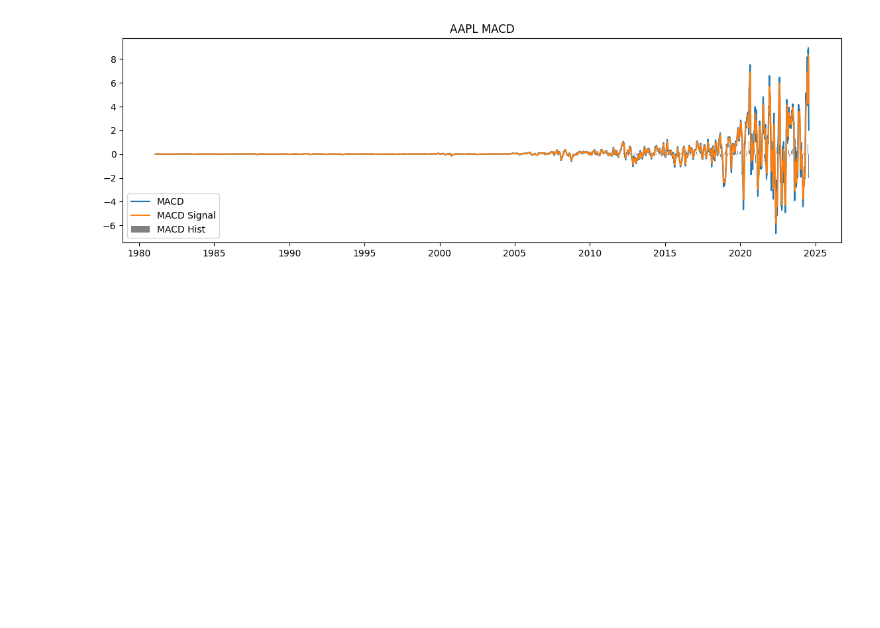
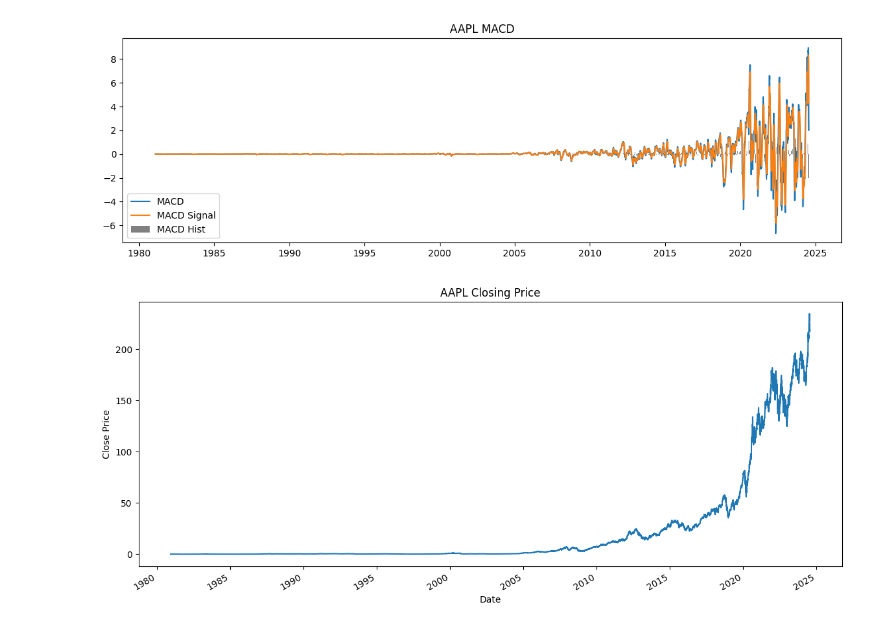
Before and after one commit to mikek1337/Predicting-Price-Moves-with-News-Sentiment-Week1, a Jupyter notebook: notebooks/financial-analysis.ipynb, the cells around one changed output. Drawn from its saved outputs; the diff is of its cells as text; code cells hidden in the pictures; blank space fills up the shorter version.

```diff
--- a/notebooks/financial-analysis.ipynb
+++ b/notebooks/financial-analysis.ipynb
@@ -59,3 +89,10 @@ plt.show()
 [figure]
 [figure]
 [figure]
+# %%
+app_data['Close'].plot(figsize=(14,6), title='AAPL Closing Price')
+plt.xlabel('Date')
+plt.ylabel('Close Price')
+plt.show()
+# %% [output]
+[figure, added]
```
Also changed, not shown: parts of 11 cells of this notebook, 1 other file.
